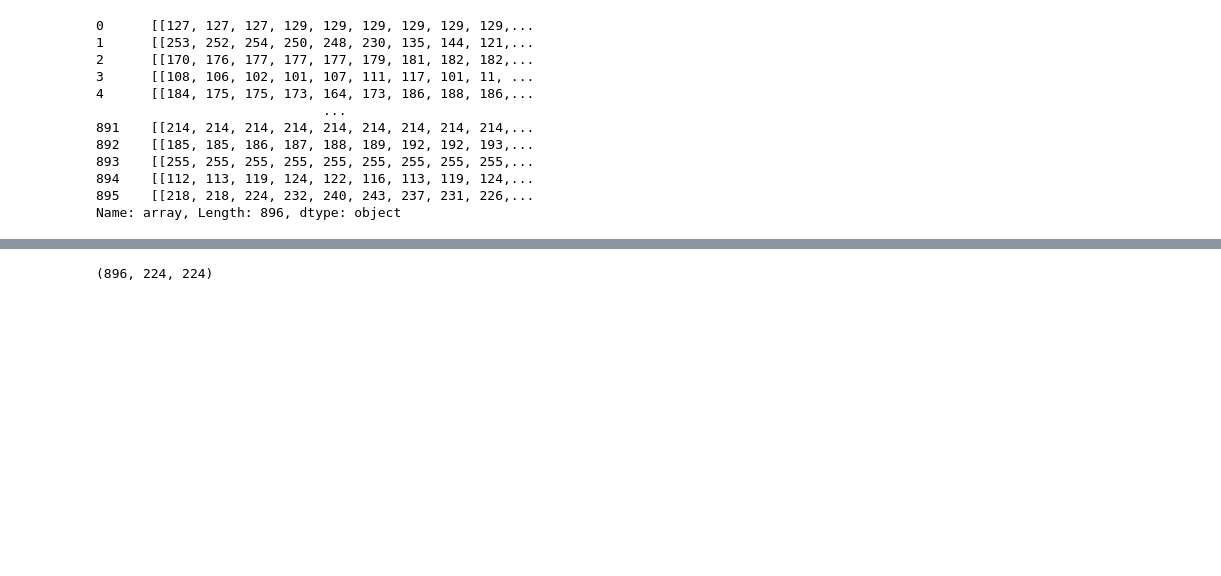
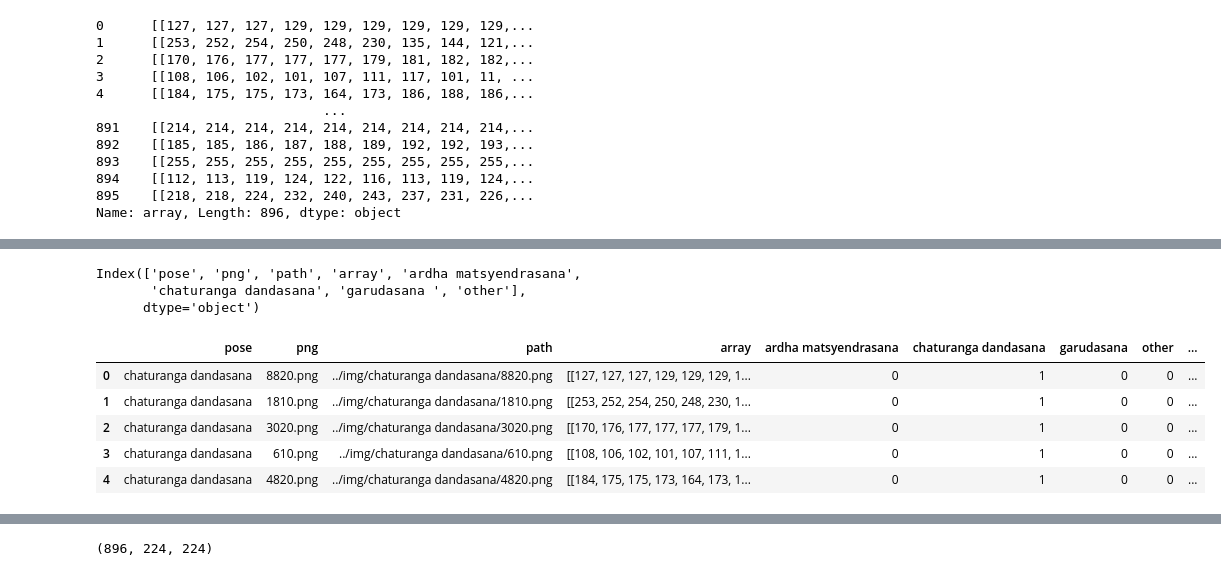
Before and after one commit to meryreddoor/Yoga_Pose_Detector, a Jupyter notebook: Model_v2.ipynb, the cells around one changed output, grey strips where cells are left out. Saved outputs shown, nothing was run; the diff lists cells and outputs as text; code cells hidden in the pictures; blank space fills up the shorter version.

```diff
--- a/Model_v2.ipynb
+++ b/Model_v2.ipynb
@@ -25,3 +47,8 @@ data['array']
 894    [[112, 113, 119, 124, 122, 116, 113, 119, 124,...
 895    [[218, 218, 224, 232, 240, 243, 237, 231, 226,...
 Name: array, Length: 896, dtype: object
+# %%
+new_dummies = pd.get_dummies(data['pose'])
+# %%
+data_new = data.join(new_dummies)
+data_new.head()
@@ -28,3 +62,19 @@ Name: array, Length: 896, dtype: object
+# %%
+data_new.columns
+# %% [output]
+Index(['pose', 'png', 'path', 'array', 'ardha matsyendrasana',
+       'chaturanga dandasana', 'garudasana ', 'other'],
+      dtype='object')
+# %%
+data_new['gt'] = data_new[['ardha matsyendrasana','chaturanga dandasana','garudasana ','other']].apply(lambda x: pd.Series([x.values]), axis=1)
+data_new.head()
+# %% [output]
+|  | pose | png | path | array | ardha matsyendrasana | chaturanga dandasana | garudasana | other | ... |
+| 0 | chaturanga dandasana | 8820.png | ../img/chaturanga dandasana/8820.png | [[127, 127, 127, 129, 129, 129, 1... | 0 | 1 | 0 | 0 | ... |
+| 1 | chaturanga dandasana | 1810.png | ../img/chaturanga dandasana/1810.png | [[253, 252, 254, 250, 248, 230, 1... | 0 | 1 | 0 | 0 | ... |
+| 2 | chaturanga dandasana | 3020.png | ../img/chaturanga dandasana/3020.png | [[170, 176, 177, 177, 177, 179, 1... | 0 | 1 | 0 | 0 | ... |
+| 3 | chaturanga dandasana | 610.png | ../img/chaturanga dandasana/610.png | [[108, 106, 102, 101, 107, 111, 1... | 0 | 1 | 0 | 0 | ... |
+| 4 | chaturanga dandasana | 4820.png | ../img/chaturanga dandasana/4820.png | [[184, 175, 175, 173, 164, 173, 1... | 0 | 1 | 0 | 0 | ... |
 # %%
 X = np.stack(data['array'])
 X = X / 255.0
```
Also changed, not shown: parts of 11 cells of this notebook.
